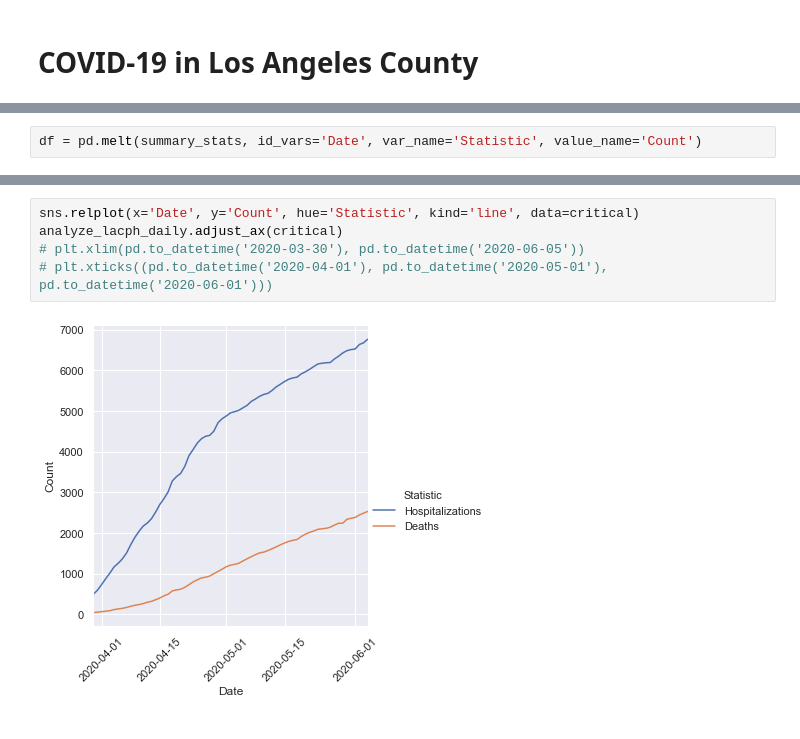
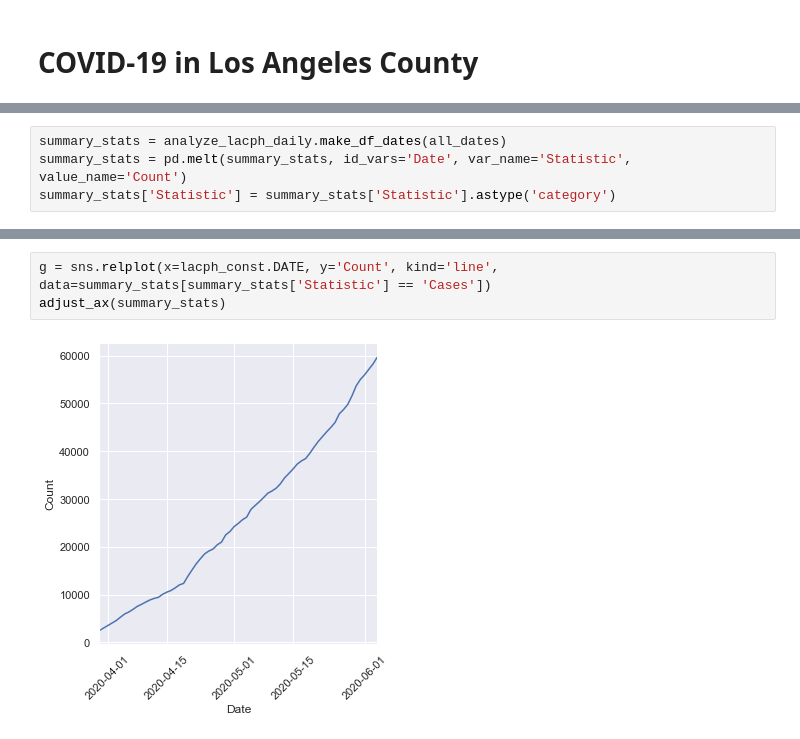
Before and after one commit to xander-hirsch/lac_covid19, a Jupyter notebook: lacph_graphs.ipynb, the cells around one changed output, grey strips where cells are left out. Cells and saved outputs as stored; diff of their text form.

```diff
--- a/lacph_graphs.ipynb
+++ b/lacph_graphs.ipynb
@@ -48,2 +33,4 @@ summary_stats.head()
 # %%
-df = pd.melt(summary_stats, id_vars='Date', var_name='Statistic', value_name='Count')
+summary_stats = analyze_lacph_daily.make_df_dates(all_dates)
+summary_stats = pd.melt(summary_stats, id_vars='Date', var_name='Statistic', value_name='Count')
+summary_stats['Statistic'] = summary_stats['Statistic'].astype('category')
@@ -69,7 +37,5 @@ critical.head()
-# %%
-sns.relplot(x='Date', y='Count', hue='Statistic', kind='line', data=critical)
-analyze_lacph_daily.adjust_ax(critical)
-# plt.xlim(pd.to_datetime('2020-03-30'), pd.to_datetime('2020-06-05'))
-# plt.xticks((pd.to_datetime('2020-04-01'), pd.to_datetime('2020-05-01'), pd.to_datetime('2020-06-01')))
-# %% [output]
-[figure, removed]
+# %%
+g = sns.relplot(x=lacph_const.DATE, y='Count', kind='line', data=summary_stats[summary_stats['Statistic'] == 'Cases'])
+adjust_ax(summary_stats)
+# %% [output]
+[figure, added]
```
Also changed, not shown: parts of 18 cells of this notebook.
